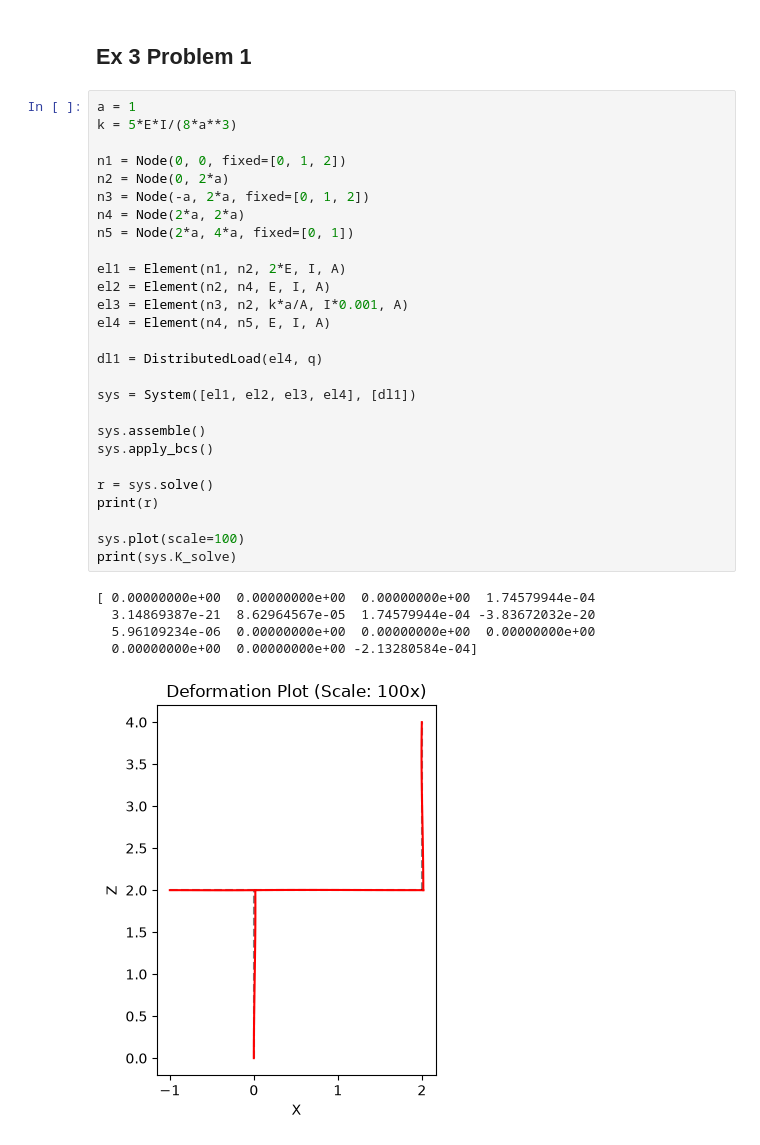
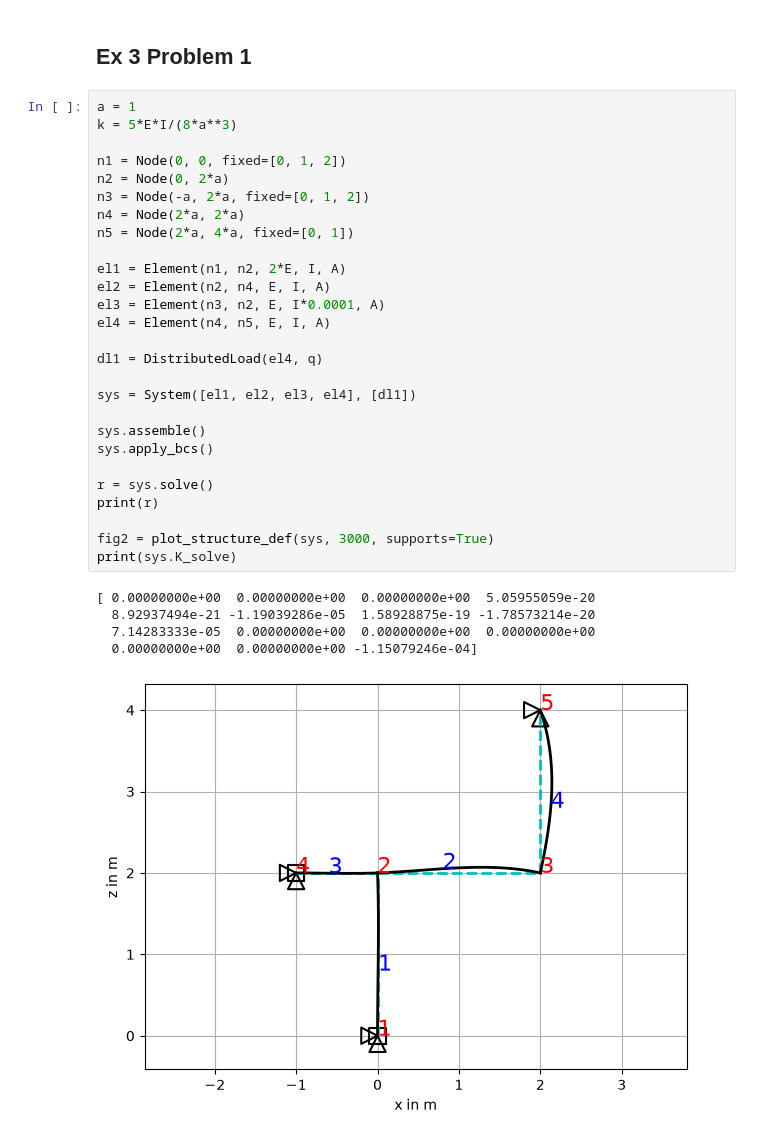
Before and after one commit to ajayhanssen/FE-NTNU, a Jupyter notebook: fe_pgrm.ipynb, the cells around one changed output. Saved outputs shown, nothing was run; the diff lists cells and outputs as text.

```diff
--- a/fe_pgrm.ipynb
+++ b/fe_pgrm.ipynb
@@ -299,36 +226,36 @@ angle=0.0
 # %%
 a = 1
 k = 5*E*I/(8*a**3)
 
 n1 = Node(0, 0, fixed=[0, 1, 2])
 n2 = Node(0, 2*a)
 n3 = Node(-a, 2*a, fixed=[0, 1, 2])
 n4 = Node(2*a, 2*a)
 n5 = Node(2*a, 4*a, fixed=[0, 1])
 
 el1 = Element(n1, n2, 2*E, I, A)
 el2 = Element(n2, n4, E, I, A)
-el3 = Element(n3, n2, k*a/A, I*0.001, A)
+el3 = Element(n3, n2, E, I*0.0001, A)
 el4 = Element(n4, n5, E, I, A)
 
 dl1 = DistributedLoad(el4, q)
 
 sys = System([el1, el2, el3, el4], [dl1])
 
 sys.assemble()
 sys.apply_bcs()
 
 r = sys.solve()
 print(r)
 
-sys.plot(scale=100)
+fig2 = plot_structure_def(sys, 3000, supports=True)
 print(sys.K_solve)
 # %% [output]
-[ 0.00000000e+00  0.00000000e+00  0.00000000e+00  1.74579944e-04
-  3.14869387e-21  8.62964567e-05  1.74579944e-04 -3.83672032e-20
-  5.96109234e-06  0.00000000e+00  0.00000000e+00  0.00000000e+00
-  0.00000000e+00  0.00000000e+00 -2.13280584e-04]
+[ 0.00000000e+00  0.00000000e+00  0.00000000e+00  5.05955059e-20
+  8.92937494e-21 -1.19039286e-05  1.58928875e-19 -1.78573214e-20
+  7.14283333e-05  0.00000000e+00  0.00000000e+00  0.00000000e+00
+  0.00000000e+00  0.00000000e+00 -1.15079246e-04]
-[figure, old version]
+[figure, new version]
 [[ 1.00000000e+00  0.00000000e+00  0.00000000e+00  0.00000000e+00
    0.00000000e+00  0.00000000e+00  0.00000000e+00  0.00000000e+00
    0.00000000e+00  0.00000000e+00  0.00000000e+00  0.00000000e+00
```
Also changed, not shown: parts of 2 cells of this notebook, 3 other files.
